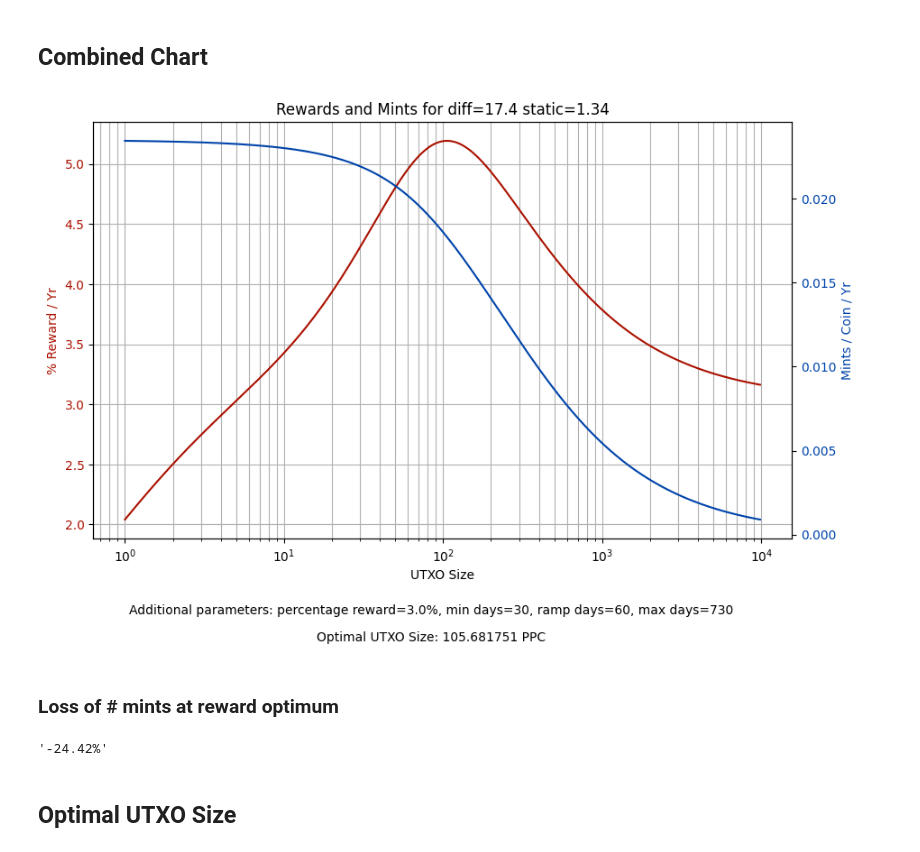
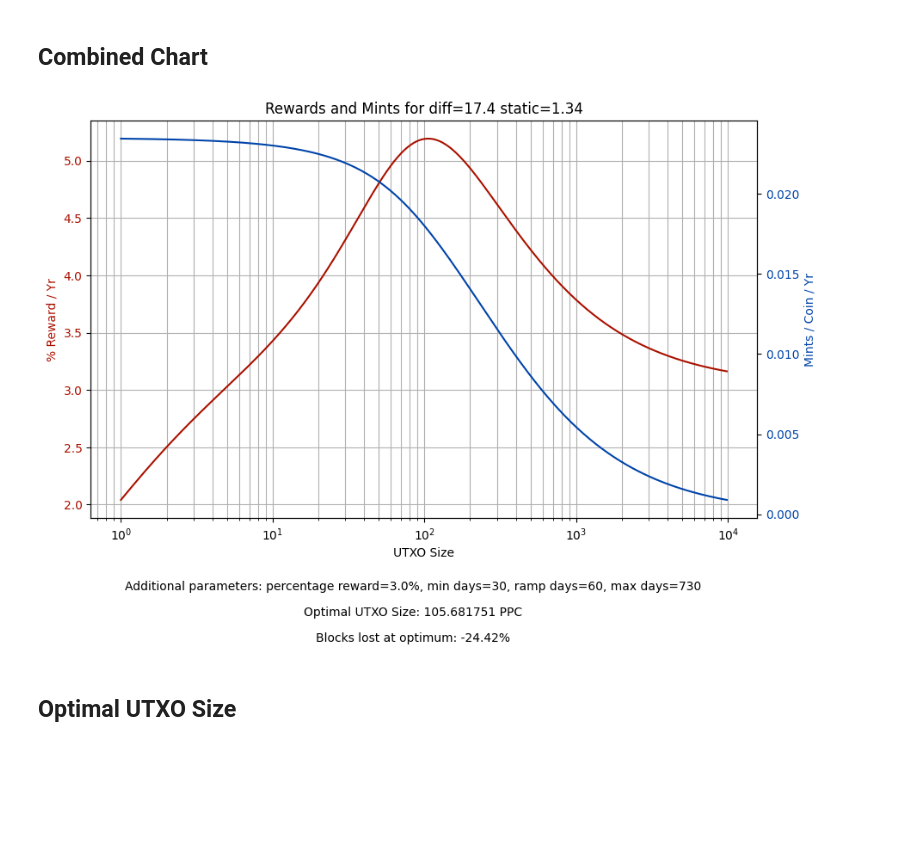
Before and after one commit to Nagalim/OptimumPeercoinUTXO, a Jupyter notebook: OptimumUTXO.ipynb, the cells around one changed output. Drawn from its saved outputs; the diff is of its cells as text; code cells hidden in the pictures; blank space fills up the shorter version.

Commit message:
Add block loss to chart

```diff
--- a/OptimumUTXO.ipynb
+++ b/OptimumUTXO.ipynb
@@ -144,31 +144,29 @@ plotResults(mintsForSizes, "Mints / Coin / Yr", f"Mints per coin per year for di
 # %%
 fig, rewardAx = plt.subplots(figsize=(10, 6))
 rewardAx.set_title(f"Rewards and Mints for diff={DIFF} static={STATIC_REWARD}")
 rewardAx.set_xlabel("UTXO Size")
 
 colour = "#A10"
 rewardAx.plot(sizes, rewardForSizes, color=colour)
 rewardAx.tick_params(axis ='y', labelcolor=colour)
 rewardAx.set_ylabel("% Reward / Yr", color=colour)
 
 mintsAx = rewardAx.twinx()
 colour = "#04A"
 mintsAx.plot(sizes, mintsForSizes, color=colour)
 mintsAx.tick_params(axis ='y', labelcolor=colour)
 mintsAx.set_ylabel("Mints / Coin / Yr", color=colour)
 
 addFigText(sizes[rewardForSizes.argmax()])
+
+blockLoss = (1 - mintsForSizes[rewardForSizes.argmax()] / mintsForSizes.max())*100
+plt.figtext(0.5, -0.13, f"Blocks lost at optimum: -{blockLoss:.2f}%", ha="center", fontsize=10)
+
 plt.xscale("log")
 rewardAx.grid(which="both")
 plt.show()
 # %% [output]
-[figure, old version]
+[figure, new version]
-# %% [markdown]
-### Loss of # mints at reward optimum
-# %%
-f"-{(1 - mintsForSizes[rewardForSizes.argmax()] / mintsForSizes.max())*100:.2f}%"
-# %% [output]
-'-24.42%'
 # %% [markdown]
 ## Optimal UTXO Size
 # %%
```
